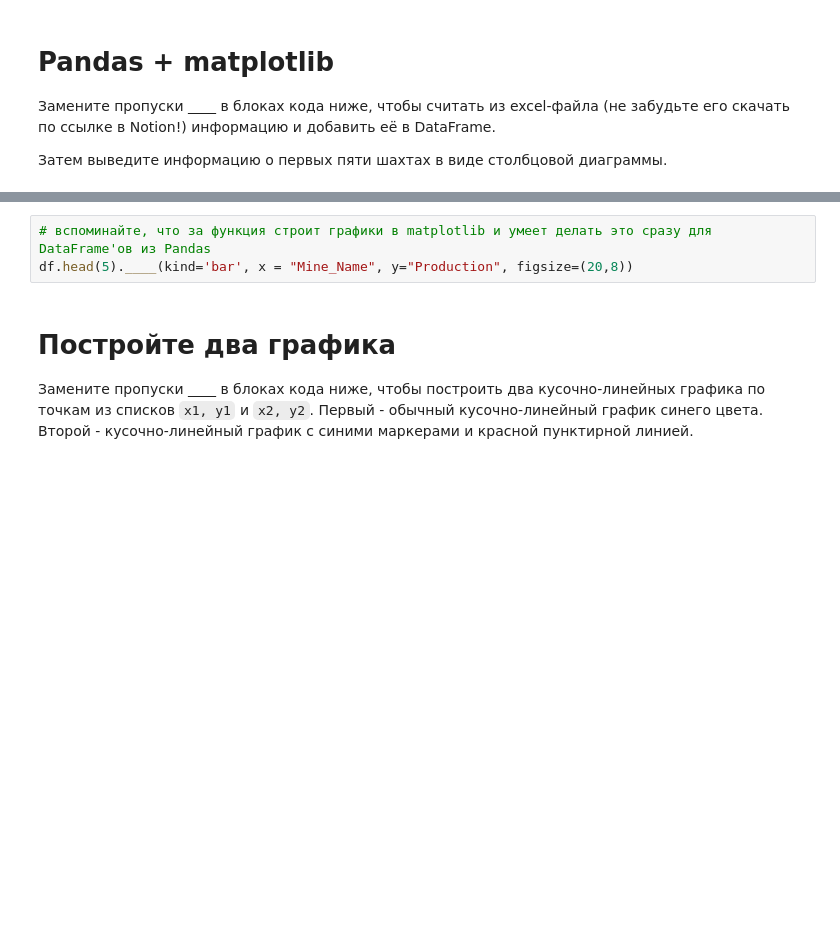
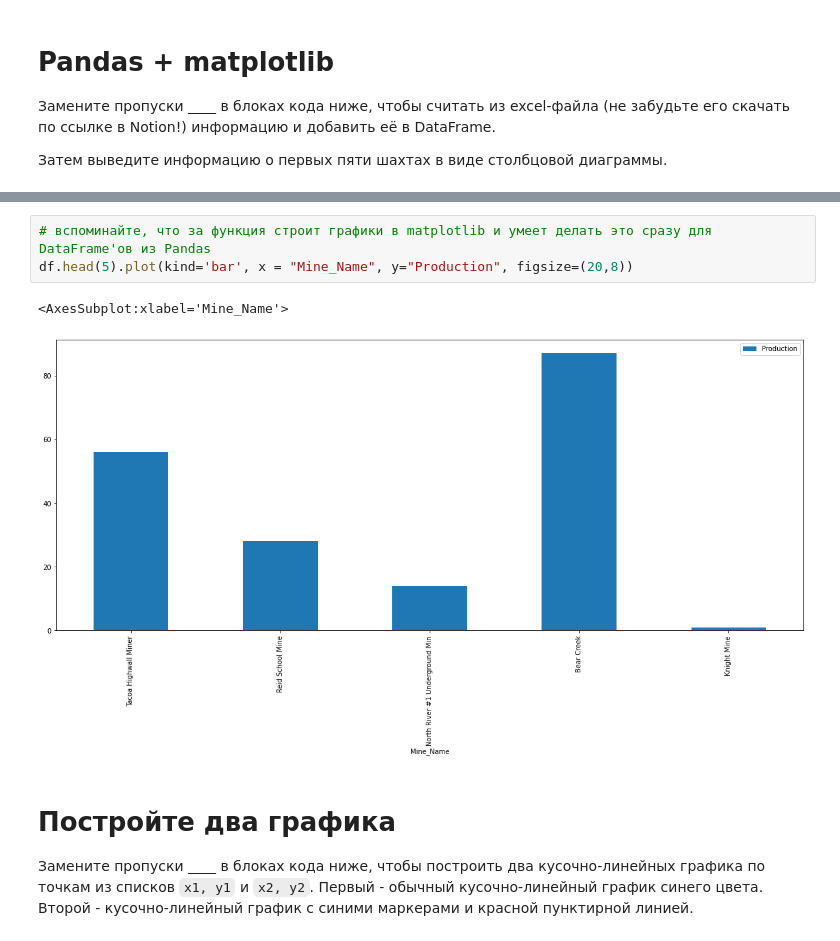
Before and after one commit to Grevetail/Python, a Jupyter notebook: pandas, matplotlib/11_1_matplotlib_practice.ipynb, the cells around one changed output, grey strips where cells are left out. Drawn from its saved outputs; the diff is of its cells as text; blank space fills up the shorter version.

```diff
--- a/pandas, matplotlib/11_1_matplotlib_practice.ipynb
+++ b/pandas, matplotlib/11_1_matplotlib_practice.ipynb
@@ -22,6 +44,9 @@ df.____()
 # %%
 # вспоминайте, что за функция строит графики в matplotlib и умеет делать это сразу для DataFrame'ов из Pandas
-df.head(5).____(kind='bar', x = "Mine_Name", y="Production", figsize=(20,8))
+df.head(5).plot(kind='bar', x = "Mine_Name", y="Production", figsize=(20,8))
+# %% [output]
+<AxesSubplot:xlabel='Mine_Name'>
+[figure, added]
 # %% [markdown]
 # Постройте два графика
 Замените пропуски ____ в блоках кода ниже, чтобы построить два кусочно-линейных графика по точкам из списков `x1, y1` и `x2, y2`.
```
Also changed, not shown: parts of 5 cells of this notebook, 6 other files.
